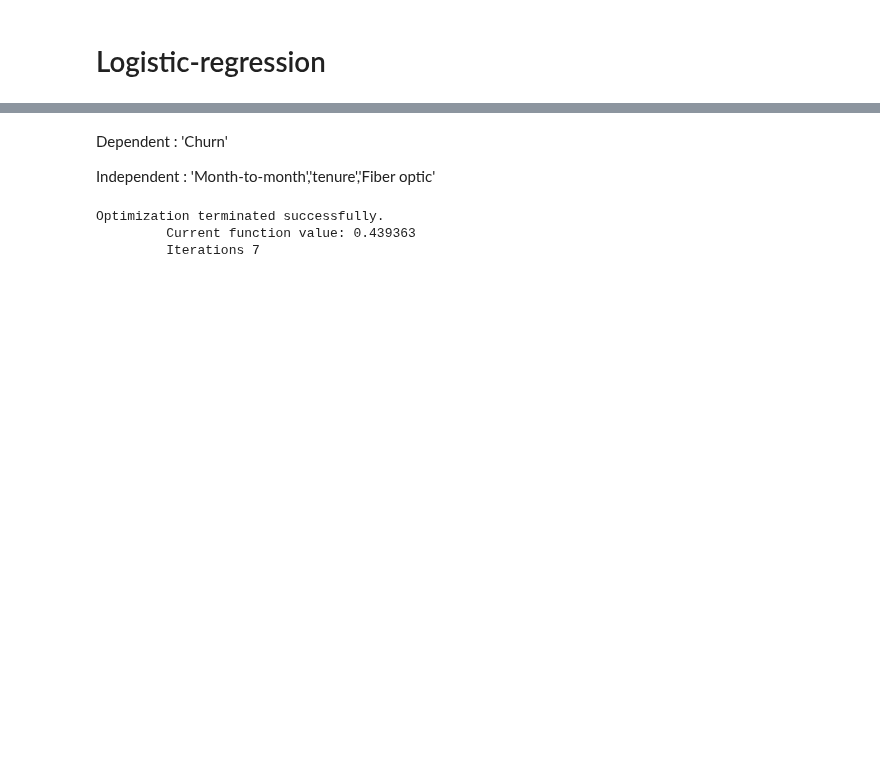
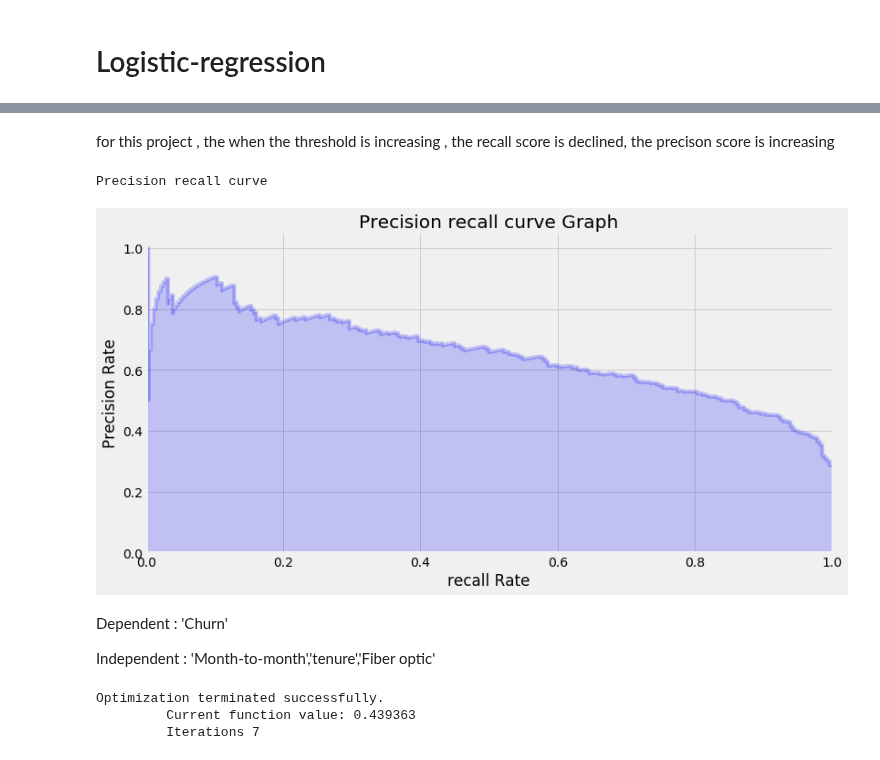
Before and after one commit to vinhpvu/Telco-customer-analytics, a Jupyter notebook: Untitled.ipynb, the cells around one changed output, grey strips where cells are left out. Saved outputs shown, nothing was run; the diff lists cells and outputs as text; code cells hidden in the pictures; blank space fills up the shorter version.

```diff
--- a/Untitled.ipynb
+++ b/Untitled.ipynb
@@ -1197,3 +1278,25 @@ ________________________________________
+# %% [markdown]
+for this project , the when the threshold is increasing , the recall score is declined, the precison score is increasing
+# %%
+from sklearn.utils.fixes import signature
+precison, recall, thresholds = precision_recall_curve(y_test, logis.predict_proba(X_test)[:,1])
+print('Precision recall curve' )
+# In matplotlib < 1.5, plt.fill_between does not have a 'step' argument
+step_kwargs = ({'step': 'post'}
+               if 'step' in signature(plt.fill_between).parameters
+               else {})
+plt.step(recall, precison, color='b', alpha=0.2,
+         where='post')
+plt.fill_between(recall, precison, alpha=0.2, color='b', **step_kwargs)
+plt.xlim([0.0, 1.0])
+plt.ylim([0.0, 1.05])
+plt.xlabel('recall Rate')
+plt.ylabel('Precision Rate')
+plt.title('Precision recall curve Graph')
+plt.show()
+# %% [output]
+Precision recall curve
+[figure, added]
 # %% [markdown]
 Dependent : 'Churn'
 
```
Also changed, not shown: parts of 49 cells of this notebook.
